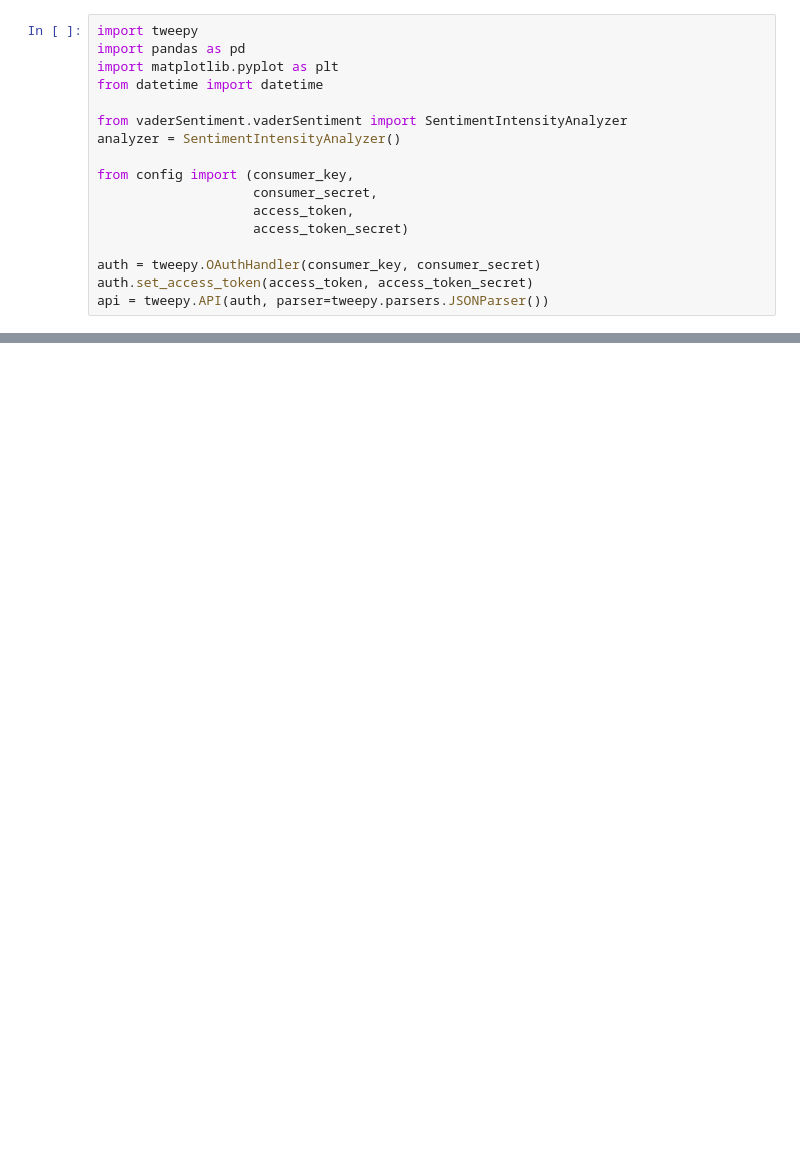
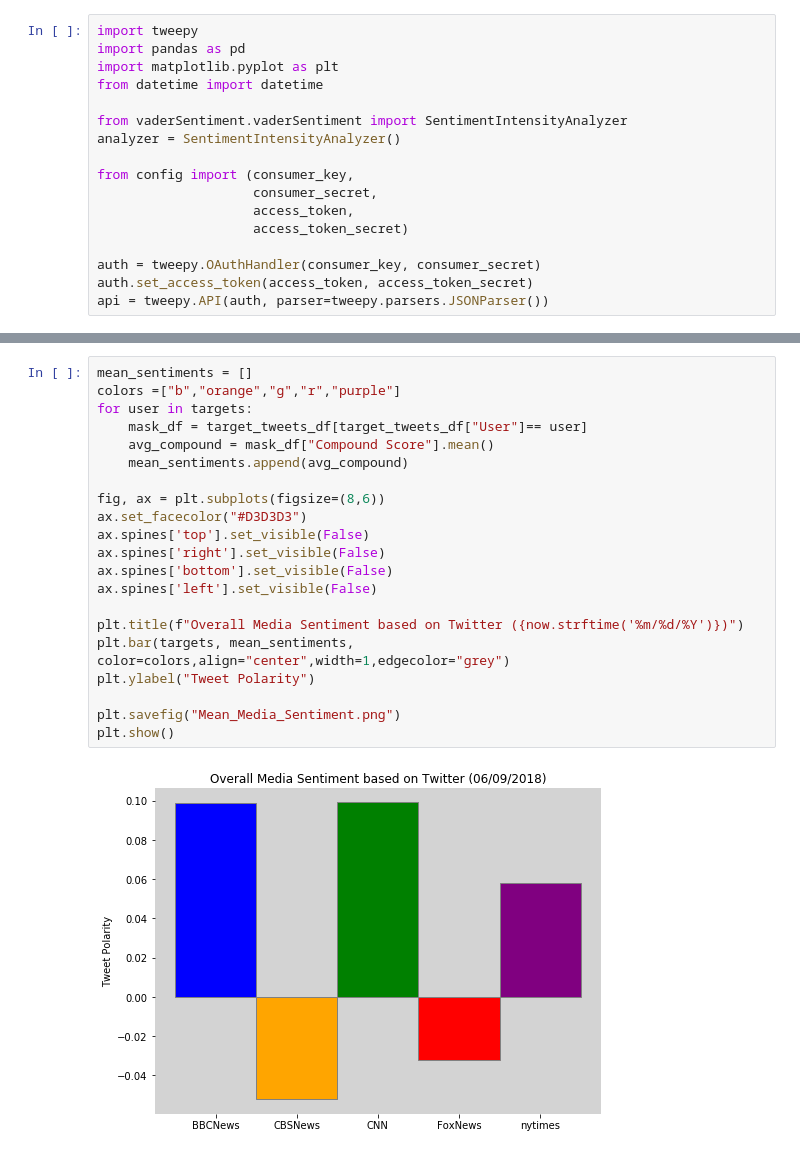
Before and after one commit to Vonnegood/UTDATACAMP, a Jupyter notebook: Tweepy/Tweepy Sentiments.ipynb, the cells around one changed output, grey strips where cells are left out. Saved outputs shown, nothing was run; the diff lists cells and outputs as text; blank space fills up the shorter version.

```diff
--- a/Tweepy/Tweepy Sentiments.ipynb
+++ b/Tweepy/Tweepy Sentiments.ipynb
@@ -39,0 +78,23 @@ For user in targets:
+# %%
+mean_sentiments = []
+colors =["b","orange","g","r","purple"]
+for user in targets:
+    mask_df = target_tweets_df[target_tweets_df["User"]== user]
+    avg_compound = mask_df["Compound Score"].mean()
+    mean_sentiments.append(avg_compound)
+
+fig, ax = plt.subplots(figsize=(8,6))
+ax.set_facecolor("#D3D3D3")
+ax.spines['top'].set_visible(False)
+ax.spines['right'].set_visible(False)
+ax.spines['bottom'].set_visible(False)
+ax.spines['left'].set_visible(False)
+
+plt.title(f"Overall Media Sentiment based on Twitter ({now.strftime('%m/%d/%Y')})")
+plt.bar(targets, mean_sentiments, color=colors,align="center",width=1,edgecolor="grey")
+plt.ylabel("Tweet Polarity")
+
+plt.savefig("Mean_Media_Sentiment.png")
+plt.show()
+# %% [output]
+[figure, added]
```
Also changed, not shown: parts of 8 cells of this notebook, 7 other files.
